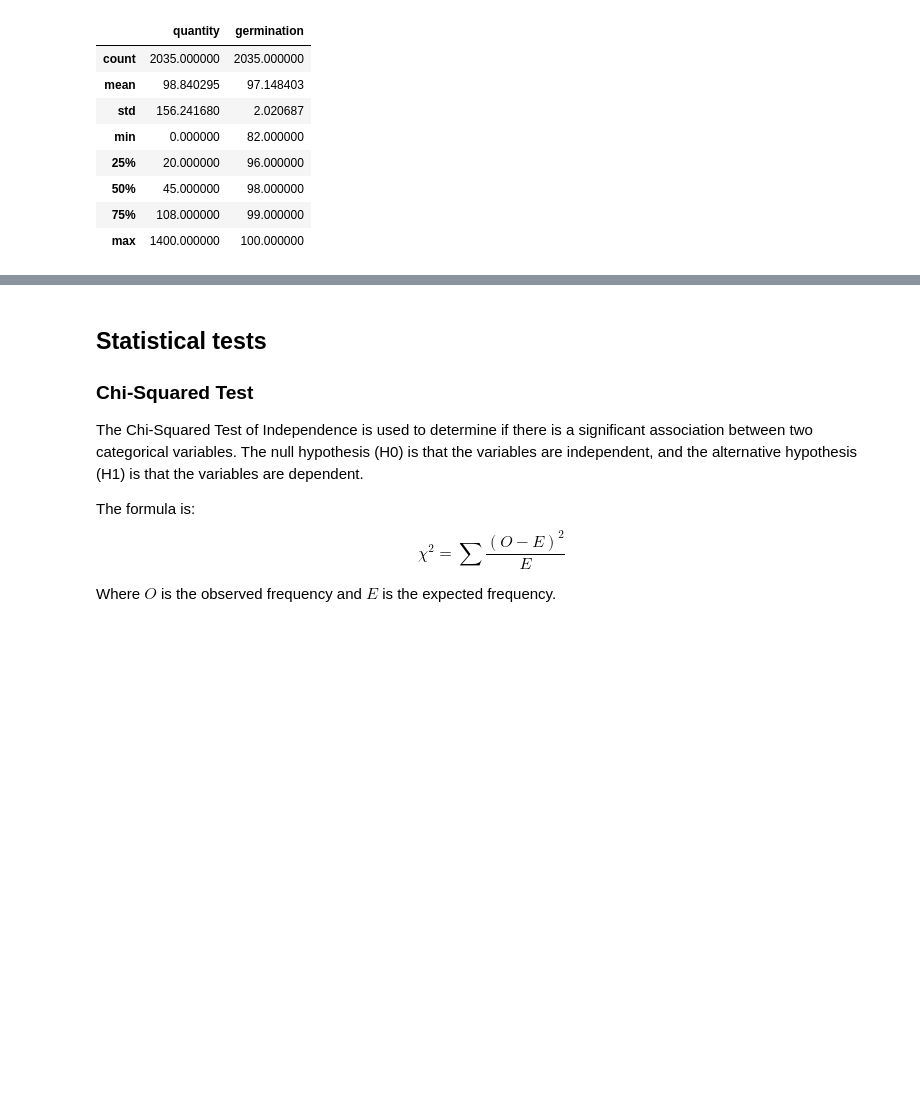
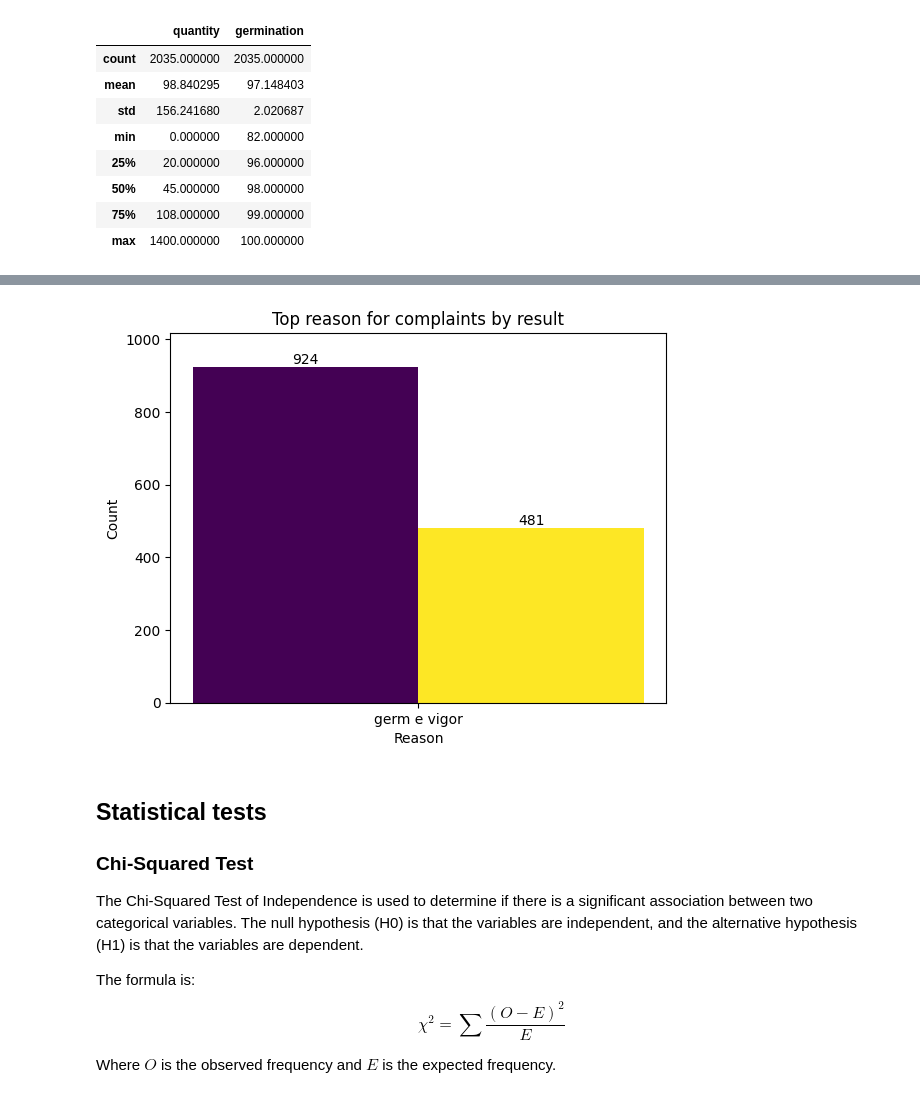
Before and after one commit to josehenriqueroveda/qc-classifier, a Jupyter notebook: qc_classifier/qc_ml.ipynb, the cells around one changed output, grey strips where cells are left out. Cells and saved outputs as stored; diff of their text form; code cells hidden in the pictures; blank space fills up the shorter version.

```diff
--- a/qc_classifier/qc_ml.ipynb
+++ b/qc_classifier/qc_ml.ipynb
@@ -129,6 +175,37 @@ fig.update_layout(
 )
 
 fig.show()
+# %%
+colors = cmap(np.linspace(0, 1, 2))
+
+x1 = np.arange(1)  # x1 is now an array of indices
+y1 = df[df["result"] == "proceed"]["reason"].value_counts().values[:1]
+bars1 = plt.bar(x1, y1, color=colors[0], align='edge', width=-0.4)
+
+x2 = np.arange(1)  # x2 is now an array of indices
+y2 = df[df["result"] == "not proceed"]["reason"].value_counts().values[:1]
+bars2 = plt.bar(x2, y2, color=colors[1], align='edge', width=0.4)
+
+plt.xlabel('Reason')
+plt.ylabel('Count')
+plt.title('Top reason for complaints by result')
+
+plt.xticks(x1, df[df["result"] == "proceed"]["reason"].value_counts().index[:1])
+
+for bar in bars1:
+    yval = bar.get_height()
+    plt.text(bar.get_x() + bar.get_width()/2, yval + 0.05, int(yval), ha='center', va='bottom')
+
+for bar in bars2:
+    yval = bar.get_height()
+    plt.text(bar.get_x() + bar.get_width()/2, yval + 0.05, int(yval), ha='center', va='bottom')
+
+
+plt.ylim(0, max(y1) * 1.1)
+
+plt.show()
+# %% [output]
+[figure, added]
 # %% [markdown]
 ## Statistical tests
 ### Chi-Squared Test
```
Also changed, not shown: parts of 11 cells of this notebook.
